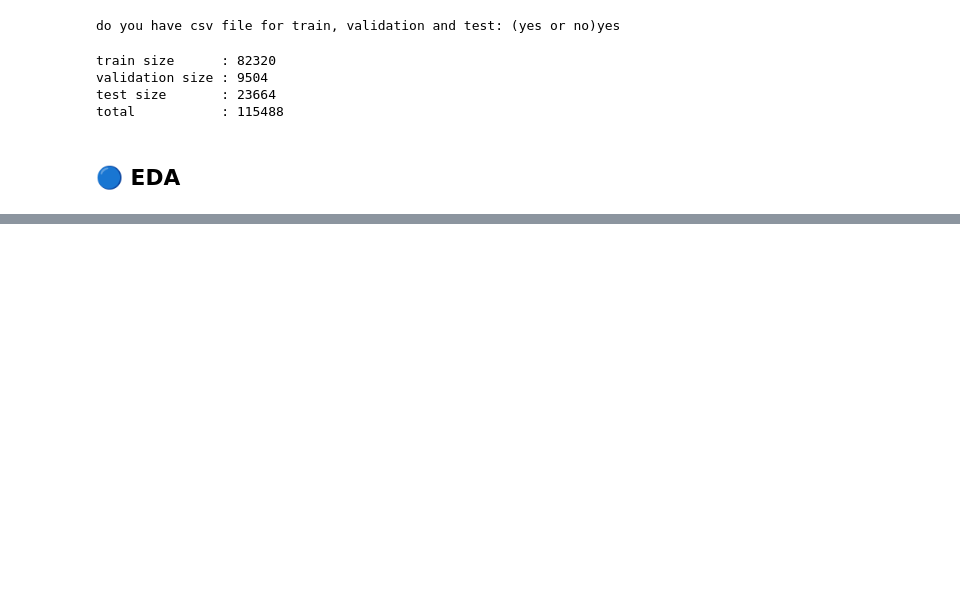
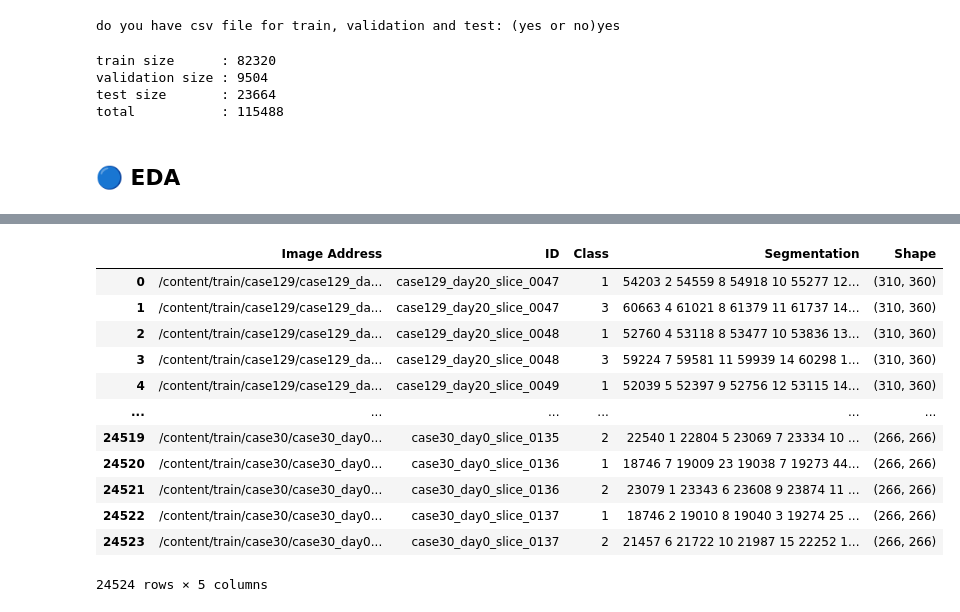
Before and after one commit to ahmadrezabaqerzade/medical-image-segmentation, a Jupyter notebook: MIS.ipynb, the cells around one changed output, grey strips where cells are left out. Cells and saved outputs as stored; diff of their text form; code cells hidden in the pictures; blank space fills up the shorter version.

```diff
--- a/MIS.ipynb
+++ b/MIS.ipynb
@@ -241,0 +251,16 @@ total           : 115488
+# %%
+csv_to_show
+# %% [output]
+|  | Image Address | ID | Class | Segmentation | Shape |
+| 0 | /content/train/case129/case129_da... | case129_day20_slice_0047 | 1 | 54203 2 54559 8 54918 10 55277 12... | (310, 360) |
+| 1 | /content/train/case129/case129_da... | case129_day20_slice_0047 | 3 | 60663 4 61021 8 61379 11 61737 14... | (310, 360) |
+| 2 | /content/train/case129/case129_da... | case129_day20_slice_0048 | 1 | 52760 4 53118 8 53477 10 53836 13... | (310, 360) |
+| 3 | /content/train/case129/case129_da... | case129_day20_slice_0048 | 3 | 59224 7 59581 11 59939 14 60298 1... | (310, 360) |
+| 4 | /content/train/case129/case129_da... | case129_day20_slice_0049 | 1 | 52039 5 52397 9 52756 12 53115 14... | (310, 360) |
+| ... | ... | ... | ... | ... | ... |
+| 24519 | /content/train/case30/case30_day0... | case30_day0_slice_0135 | 2 | 22540 1 22804 5 23069 7 23334 10 ... | (266, 266) |
+| 24520 | /content/train/case30/case30_day0... | case30_day0_slice_0136 | 1 | 18746 7 19009 23 19038 7 19273 44... | (266, 266) |
+| 24521 | /content/train/case30/case30_day0... | case30_day0_slice_0136 | 2 | 23079 1 23343 6 23608 9 23874 11 ... | (266, 266) |
+| 24522 | /content/train/case30/case30_day0... | case30_day0_slice_0137 | 1 | 18746 2 19010 8 19040 3 19274 25 ... | (266, 266) |
+| 24523 | /content/train/case30/case30_day0... | case30_day0_slice_0137 | 2 | 21457 6 21722 10 21987 15 22252 1... | (266, 266) |
+24524 rows × 5 columns
```
Also changed, not shown: parts of 20 cells of this notebook.
